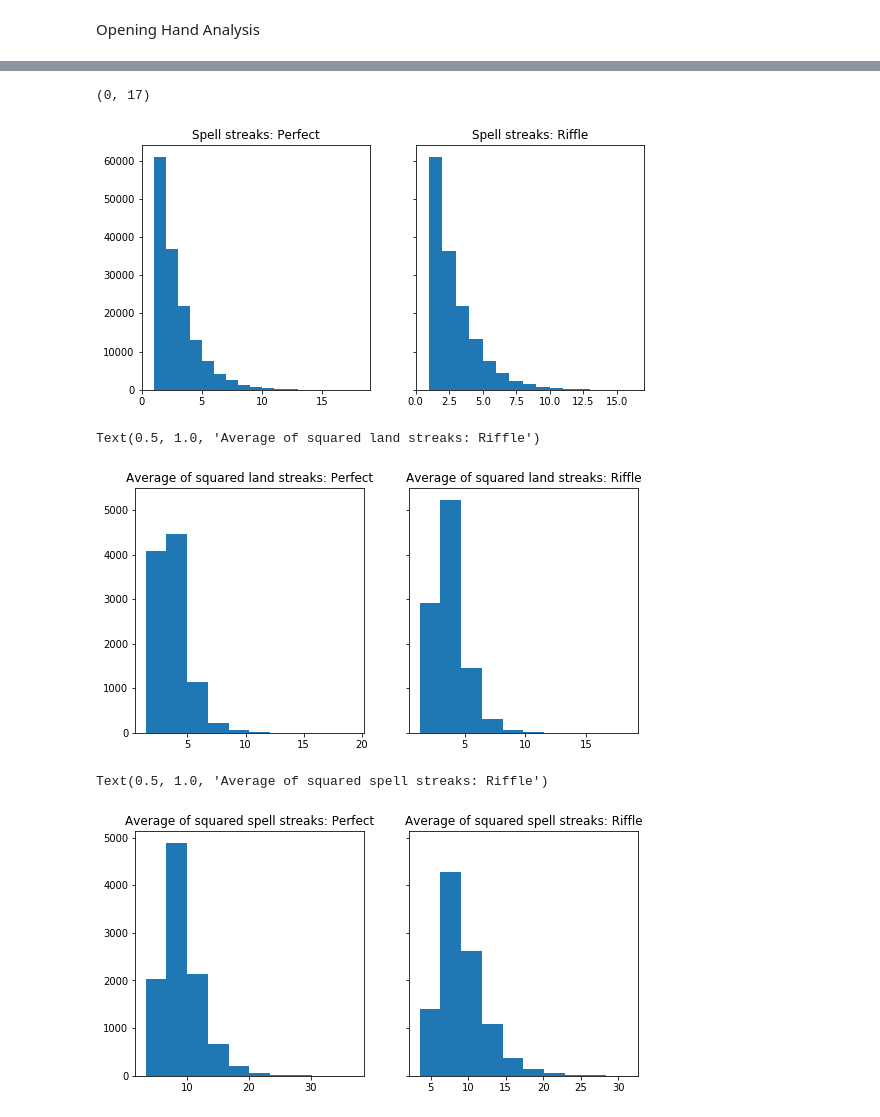
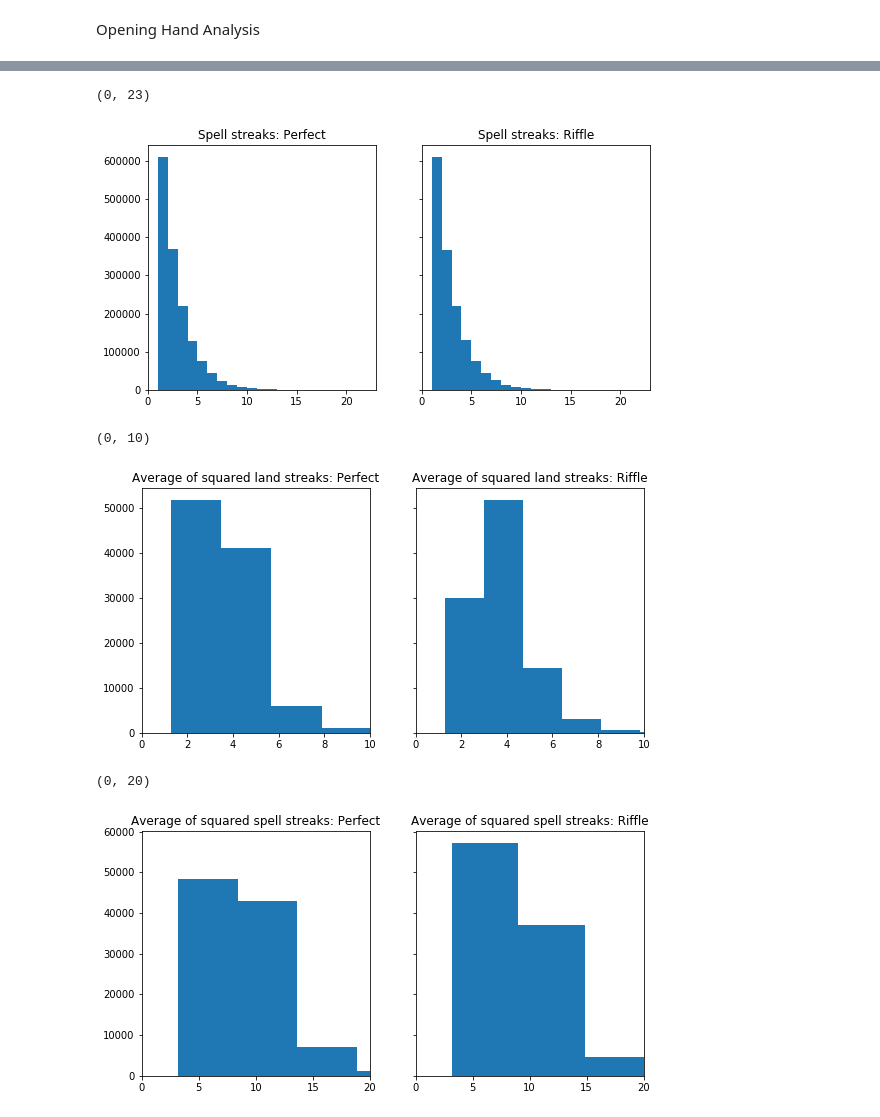
Before and after one commit to juanibiapina/shuffle, a Jupyter notebook: Shuffle Analysis.ipynb, the cells around one changed output, grey strips where cells are left out. Cells and saved outputs as stored; diff of their text form; code cells hidden in the pictures.

```diff
--- a/Shuffle Analysis.ipynb
+++ b/Shuffle Analysis.ipynb
@@ -1,7 +1,7 @@
 # %% [markdown]
 Configuration data
 # %%
-samples = 10000
+samples = 100000
 cards = 60
 lands = 24
 # %% [markdown]
@@ -68,10 +68,11 @@ def should_drop_from_right_deck(n_left: int, n_right:int, seed: int=None, ) -> b
     """
     if n_left > 0 and n_right > 0:
         # There are cards left in both sub-decks, so pick a
-        # sub-deck at random.
+        # sub-deck with the correct probability
         random = sklearn.utils.check_random_state(seed=seed, )
-        num = random.randint(low=0, high=2, )
-        boolean = (num == 0)
+        value = random.random_sample()
+        probability = n_right / (n_left + n_right)
+        boolean = (value <= probability)
         return boolean
     elif n_left == 0 and n_right > 0:
         # There are no more cards in the left sub-deck, only
@@ -285,6 +286,6 @@ axes[1].set_xlim((0, max(data)))
 # %%
 p_data = [item for sublist in p_spell_streaks for item in sublist]
-fig, axes = plt.subplots(1, 2, sharey=True, figsize=(9, 4.5))
+fig, axes = plt.subplots(1, 2, sharex=True, sharey=True, figsize=(9, 4.5))
 
 axes[0].hist(p_data, bins=[0, 1, 2, 3, 4, 5, 6, 7, 8, 9, 10, 11, 12, 13, 14, 15])
 axes[0].set_title("Spell streaks: Perfect")
@@ -296,30 +297,32 @@ axes[1].hist(data, bins=[0, 1, 2, 3, 4, 5, 6, 7, 8, 9, 10, 11, 12, 13, 14, 15])
 axes[1].set_title("Spell streaks: Riffle")
 axes[1].set_xlim((0, max(data)))
 # %% [output]
-(0, 17)
+(0, 23)
-[figure, old version]
+[figure, new version]
 # %%
-fig, axes = plt.subplots(1, 2, sharey=True, figsize=(9, 4.5))
+fig, axes = plt.subplots(1, 2, sharex=True, sharey=True, figsize=(9, 4.5))
 
 axes[0].hist(p_avg1_land_streaks)
 axes[0].set_title("Average of squared land streaks: Perfect")
-
+axes[0].set_xlim((0, 10))
 
 axes[1].hist(avg1_land_streaks)
 axes[1].set_title("Average of squared land streaks: Riffle")
+axes[1].set_xlim((0, 10))
 # %% [output]
-Text(0.5, 1.0, 'Average of squared land streaks: Riffle')
+(0, 10)
-[figure, old version]
+[figure, new version]
 # %%
-fig, axes = plt.subplots(1, 2, sharey=True, figsize=(9, 4.5))
+fig, axes = plt.subplots(1, 2, sharex=True, sharey=True, figsize=(9, 4.5))
 
 axes[0].hist(p_avg1_spell_streaks)
 axes[0].set_title("Average of squared spell streaks: Perfect")
-
+axes[0].set_xlim((0, 20))
 
 axes[1].hist(avg1_spell_streaks)
 axes[1].set_title("Average of squared spell streaks: Riffle")
+axes[1].set_xlim((0, 20))
 # %% [output]
-Text(0.5, 1.0, 'Average of squared spell streaks: Riffle')
+(0, 20)
-[figure, old version]
+[figure, new version]
 # %%
```
Also changed, not shown: parts of 8 cells of this notebook.
